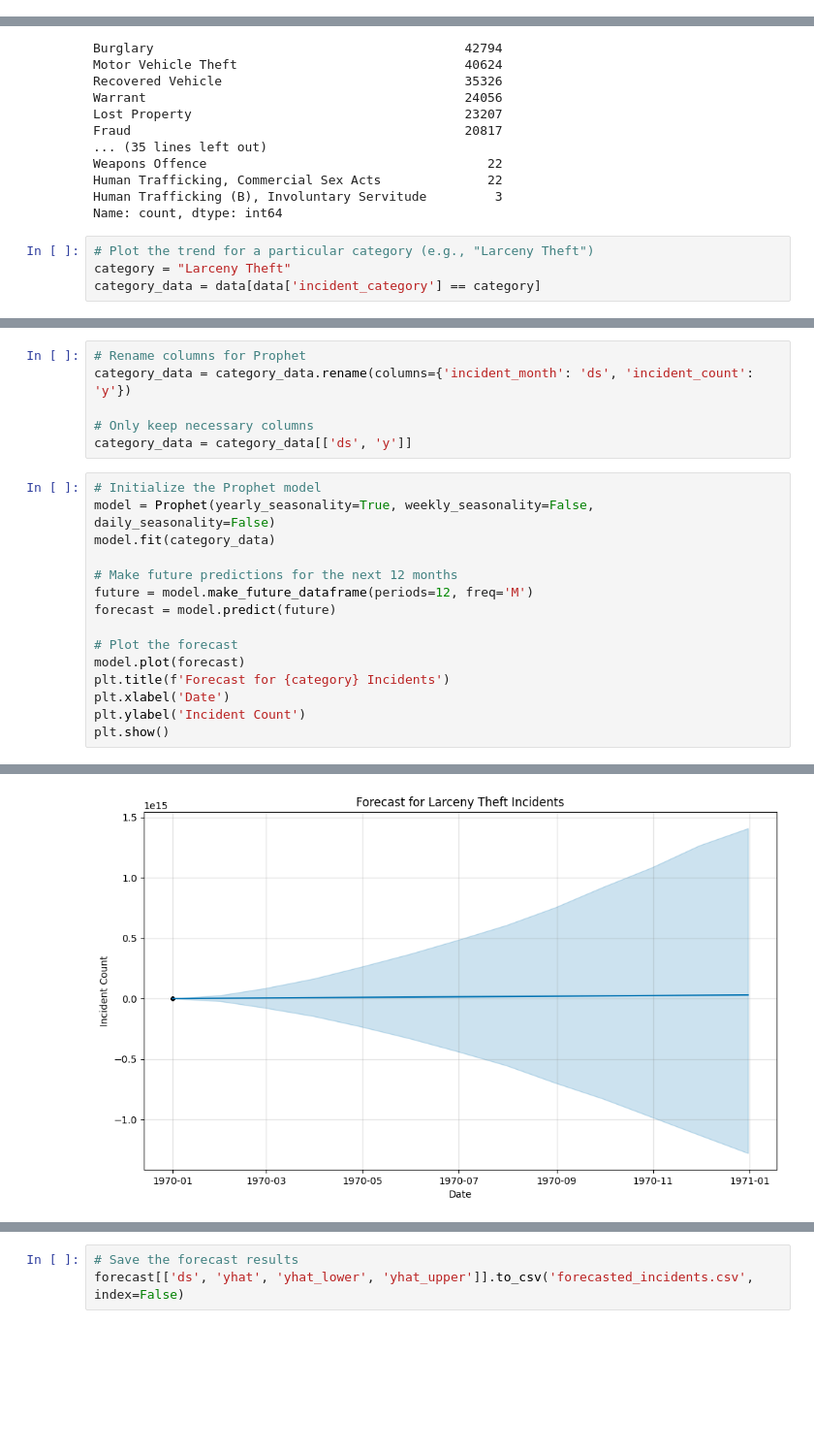
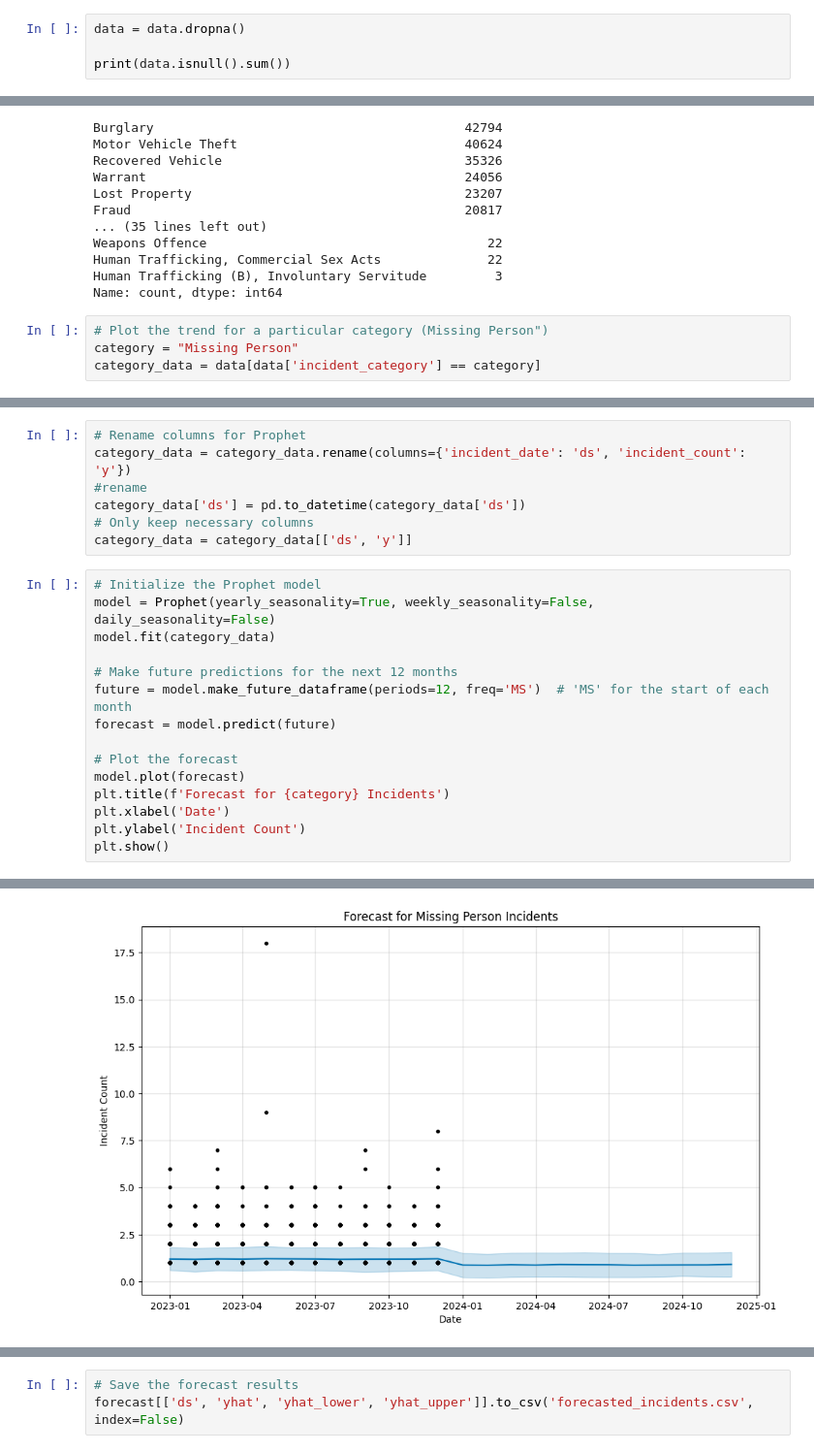
Before and after one commit to TRANDY-116/Police-Incident-Data-Pipeline, a Jupyter notebook: Analysis/Police analysis.ipynb, the cells around one changed output, grey strips where cells are left out. Shown at 97% size. Cells and saved outputs as stored; diff of their text form; blank space fills up the shorter version.

Commit message:
analysis done but not clear. Data is somehow off

```diff
--- a/Analysis/Police analysis.ipynb
+++ b/Analysis/Police analysis.ipynb
@@ -97,3 +113,7 @@ incident_day_of_week            object
 season                          object
 incident_date           datetime64[ns]
 dtype: object
+# %%
+data = data.dropna()
+
+print(data.isnull().sum())
@@ -118,8 +146,8 @@ Human Trafficking, Commercial Sex Acts              22
 Human Trafficking (B), Involuntary Servitude         3
 Name: count, dtype: int64
 # %%
-# Plot the trend for a particular category (e.g., "Larceny Theft")
-category = "Larceny Theft"
+# Plot the trend for a particular category (Missing Person")
+category = "Missing Person"
 category_data = data[data['incident_category'] == category]
 # %%
 plt.figure(figsize=(12, 6))
@@ -136,7 +164,8 @@ plt.show()
 # %%
 # Rename columns for Prophet
-category_data = category_data.rename(columns={'incident_month': 'ds', 'incident_count': 'y'})
-
+category_data = category_data.rename(columns={'incident_date': 'ds', 'incident_count': 'y'})
+#rename
+category_data['ds'] = pd.to_datetime(category_data['ds'])
 # Only keep necessary columns
 category_data = category_data[['ds', 'y']]
 # %%
@@ -145,7 +174,7 @@ model = Prophet(yearly_seasonality=True, weekly_seasonality=False, daily_seasona
 model.fit(category_data)
 
 # Make future predictions for the next 12 months
-future = model.make_future_dataframe(periods=12, freq='M')
+future = model.make_future_dataframe(periods=12, freq='MS')  # 'MS' for the start of each month
 forecast = model.predict(future)
 
 # Plot the forecast
@@ -160,4 +189,4 @@ plt.show()
-[figure, old version]
+[figure, new version]
 # %%
 # Plot components to see trend, yearly seasonality, etc.
 model.plot_components(forecast)
```
Also changed, not shown: parts of 7 cells of this notebook, 2 other files.
